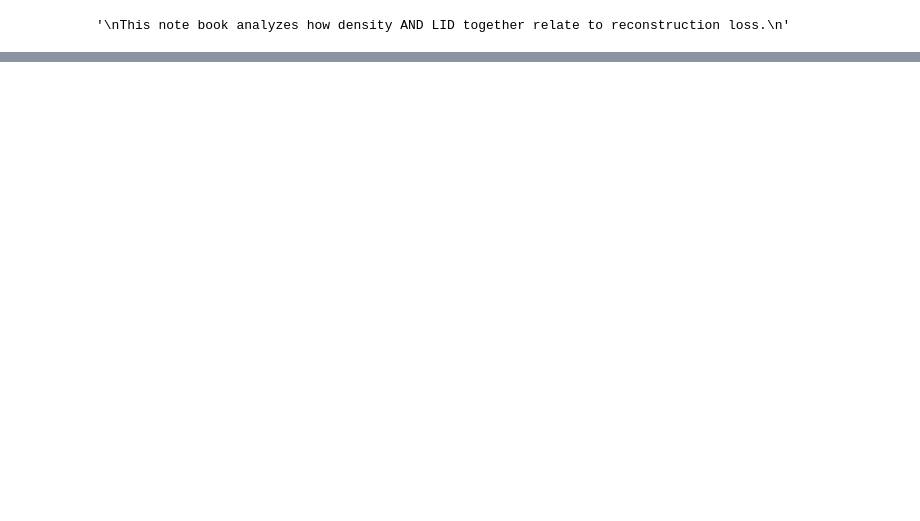
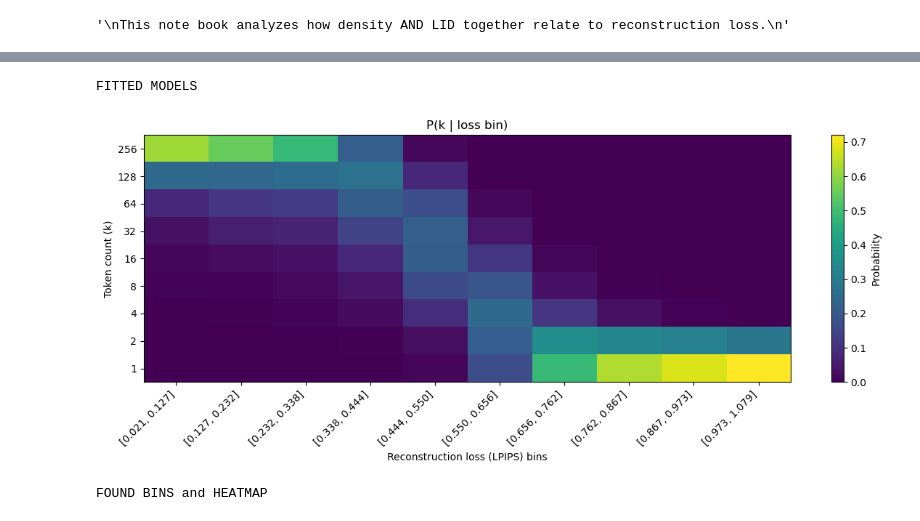
Before and after one commit to hevra01/thesis, a Jupyter notebook: notebooks/baselines/lower_bound/lpips_given_recon_loss_find_token_count.ipynb, the cells around one changed output, grey strips where cells are left out. Saved outputs shown, nothing was run; the diff lists cells and outputs as text; code cells hidden in the pictures; blank space fills up the shorter version.

Commit message:
refactored given recon loss find token count for baseline dumb

```diff
--- a/notebooks/baselines/lower_bound/lpips_given_recon_loss_find_token_count.ipynb
+++ b/notebooks/baselines/lower_bound/lpips_given_recon_loss_find_token_count.ipynb
@@ -452,4 +6,0 @@ def plot_k_vs_loss_heatmap(ds, k_values, num_bins=10, binning="quantile", normal
-# %%
-k_values = [1,2,4,8,16,32,64,128,256]
-print(ds[0])
-bin_edges, M = plot_k_vs_loss_heatmap(ds, k_values, num_bins=10, normalize="prob")
@@ -929,0 +156,29 @@ plot_per_bin_nll(rows, title="Per-bin NLL (tau=0.05)")
+# %%
+def plot_k_vs_loss_heatmap(bin_edges, M, k_values, num_bins=10, normalize="prob"):
+    """
+    Heatmap of token distribution across LPIPS bins.
+      x-axis: LPIPS bins
+      y-axis: k values
+      color : count or probability
+
+    normalize:
+      - "count": show raw counts
+      - "prob":  show per-bin probabilities (each column sums to 1)
+    """
+
+
+    # x labels
+    x_labels = [f"[{bin_edges[i]:.3f}, {bin_edges[i+1]:.3f}]" for i in range(num_bins)]
+
+    plt.figure(figsize=(12, 5))
+    plt.imshow(M, aspect="auto", origin="lower")
+    plt.colorbar(label=("Probability" if normalize=="prob" else "Count"))
+
+    plt.xticks(range(num_bins), x_labels, rotation=45, ha="right")
+    plt.yticks(range(len(k_values)), [str(k) for k in k_values])
+
+    plt.xlabel("Reconstruction loss (LPIPS) bins")
+    plt.ylabel("Token count (k)")
+    plt.title("P(k | loss bin)" if normalize=="prob" else "Counts of k per loss bin")
+    plt.tight_layout()
+    plt.show()
@@ -929,0 +430,22 @@ plot_per_bin_nll(rows, title="Per-bin NLL (tau=0.05)")
+# %%
+k_values = [1,2,4,8,16,32,64,128,256]
+k_to_idx = {k:i for i,k in enumerate(k_values)}
+
+models = fit_models_per_k(ds_loader, k_values)
+print("FITTED MODELS")
+# %% [output]
+FITTED MODELS
+# %%
+# find the bins for reconstruction loss
+bin_edges, token_prob_across_recon_loss = find_bins(ds, k_values, num_bins=10, binning="uniform", normalize="prob")
+
+# baseline_dist[b] = probability vector over k for recon loss bin b
+# probability is based on counts of k values in each bin normalized to sum to 1
+baseline_dist = torch.stack([torch.tensor(token_prob_across_recon_loss[:, b]) for b in range(token_prob_across_recon_loss.shape[1])], dim=0)
+
+plot_k_vs_loss_heatmap(bin_edges, token_prob_across_recon_loss, k_values, num_bins=10, normalize="prob")
+
+print("FOUND BINS and HEATMAP")
+# %% [output]
+[figure, added]
+FOUND BINS and HEATMAP
```
Also changed, not shown: parts of 41 cells of this notebook.
